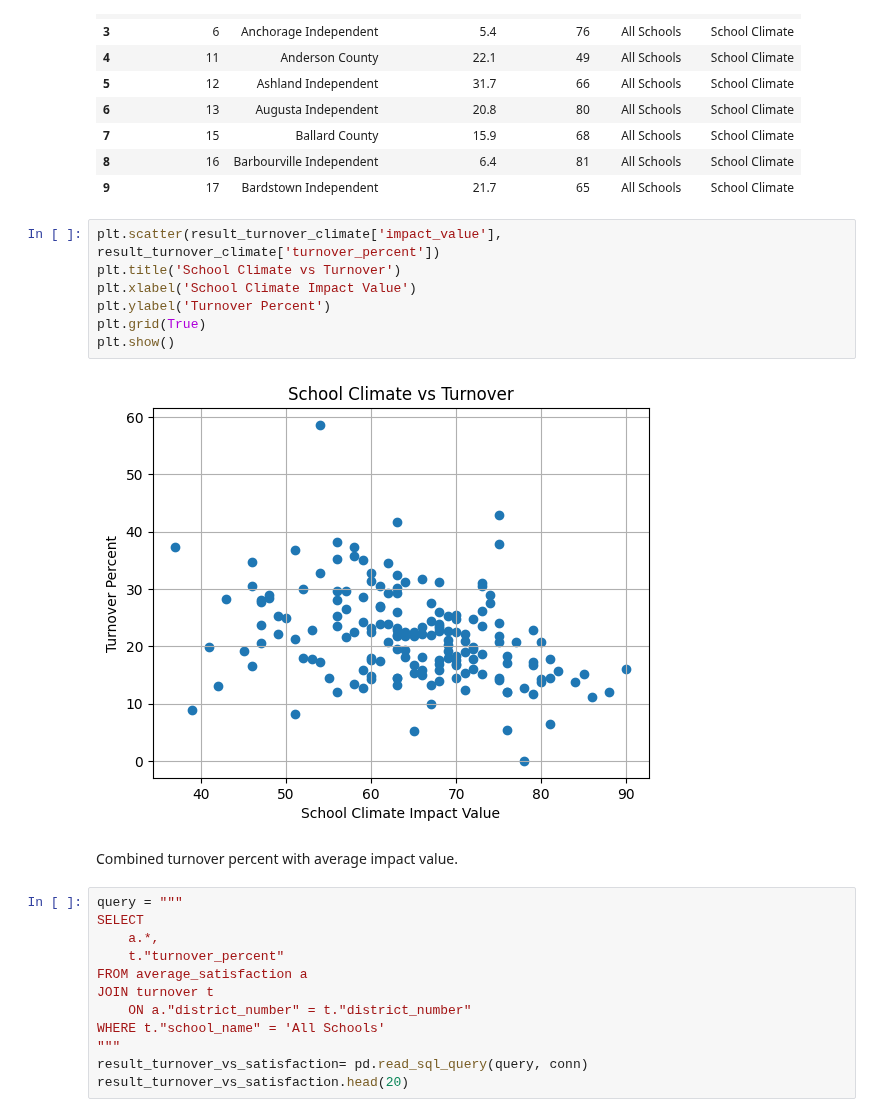
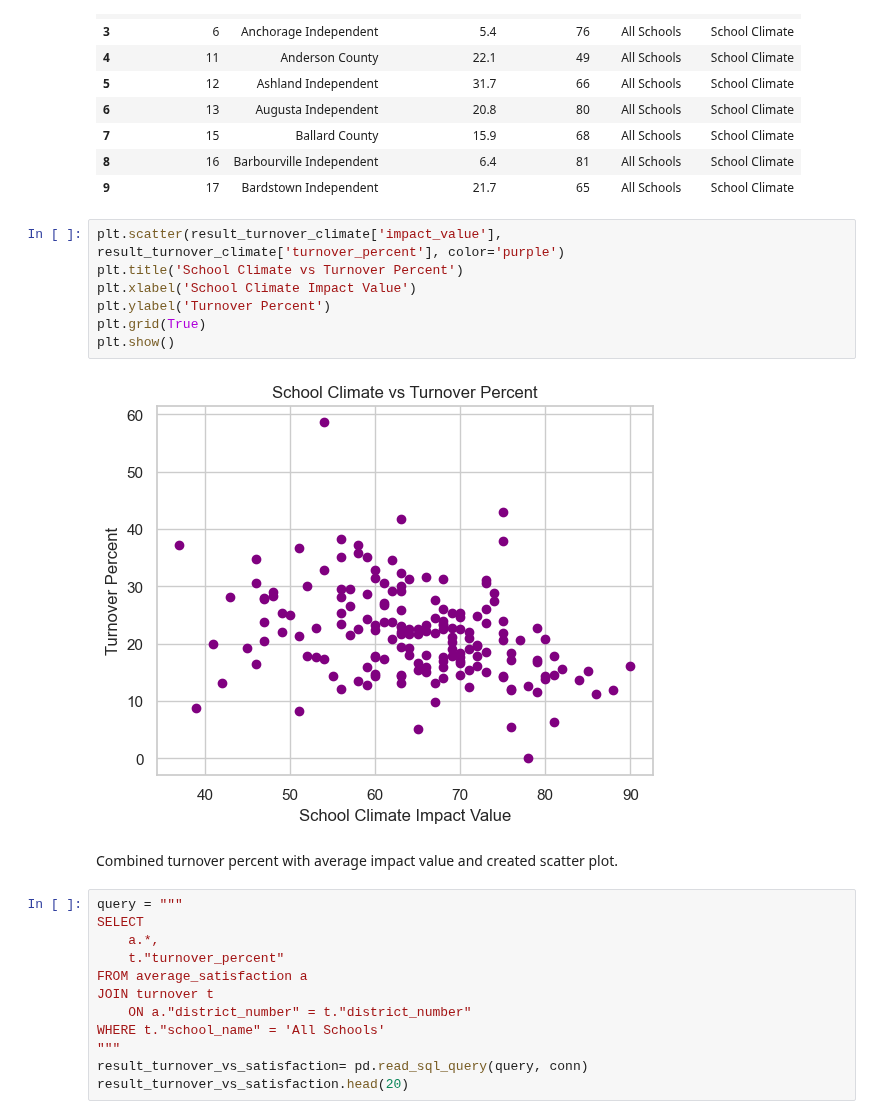
Before and after one commit to LucyHCollins/Teacher_Turnover, a Jupyter notebook: Teacher_Turnover.ipynb, the cells around one changed output. Cells and saved outputs as stored; diff of their text form.

```diff
--- a/Teacher_Turnover.ipynb
+++ b/Teacher_Turnover.ipynb
@@ -442,16 +416,16 @@ result_turnover_climate.head(10)
 | 8 | 16 | Barbourville Independent | 6.4 | 81 | All Schools | School Climate |
 | 9 | 17 | Bardstown Independent | 21.7 | 65 | All Schools | School Climate |
 # %%
-plt.scatter(result_turnover_climate['impact_value'], result_turnover_climate['turnover_percent'])
-plt.title('School Climate vs Turnover')
+plt.scatter(result_turnover_climate['impact_value'], result_turnover_climate['turnover_percent'], color='purple')
+plt.title('School Climate vs Turnover Percent')
 plt.xlabel('School Climate Impact Value')
 plt.ylabel('Turnover Percent')
 plt.grid(True)
 plt.show()
 # %% [output]
-[figure, old version]
+[figure, new version]
 # %% [markdown]
-Combined turnover percent with average impact value.
+Combined turnover percent with average impact value and created scatter plot.
 # %%
 query = """
 SELECT
```
Also changed, not shown: parts of 27 cells of this notebook, 2 other files.
